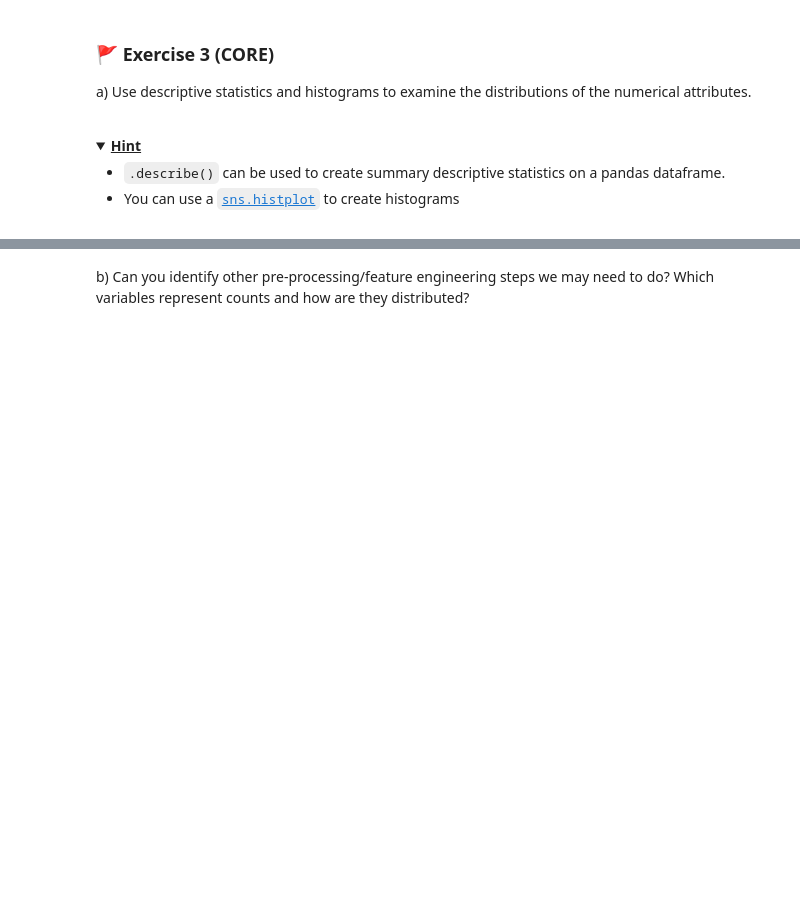
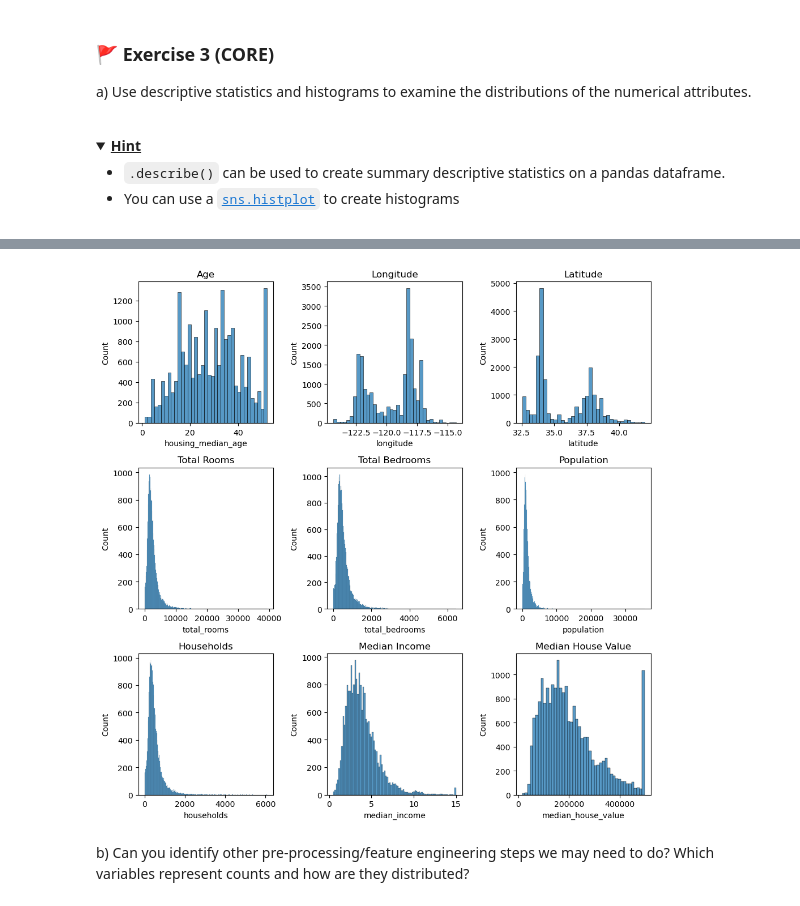
Before and after one commit to aaroparkkinen/MLP_2026_week01, a Jupyter notebook: mlp_week01.ipynb, the cells around one changed output, grey strips where cells are left out. Drawn from its saved outputs; the diff is of its cells as text; code cells hidden in the pictures; folded sections open; blank space fills up the shorter version.

```diff
--- a/mlp_week01.ipynb
+++ b/mlp_week01.ipynb
@@ -165,3 +234,25 @@ a) Use descriptive statistics and histograms to examine the distributions of the
+# %%
+# figsize sets the width and height in inches
+fig, axes = plt.subplots(nrows = 3, ncols = 3, figsize = (10, 10))
+
+# Plot each histogram into its specific axis
+sns.histplot(housing['housing_median_age'], ax=axes[0, 0]).set(title="Age")
+sns.histplot(housing['longitude'], ax=axes[0, 1]).set(title="Longitude")
+sns.histplot(housing['latitude'], ax=axes[0, 2]).set(title="Latitude")
+
+sns.histplot(housing['total_rooms'], ax=axes[1, 0]).set(title="Total Rooms")
+sns.histplot(housing['total_bedrooms'], ax=axes[1, 1]).set(title="Total Bedrooms")
+sns.histplot(housing['population'], ax=axes[1, 2]).set(title="Population")
+
+sns.histplot(housing['households'], ax=axes[2, 0]).set(title="Households")
+sns.histplot(housing['median_income'], ax=axes[2, 1]).set(title="Median Income")
+sns.histplot(housing['median_house_value'], ax=axes[2, 2]).set(title="Median House Value")
+
+# Prevent overlapping and display
+plt.tight_layout()
+plt.show()
+# %% [output]
+[figure, added]
 # %% [markdown]
 b) Can you identify other pre-processing/feature engineering steps we may need to do? Which variables represent counts and how are they distributed?
 # %% [markdown]
```
Also changed, not shown: parts of 21 cells of this notebook.
